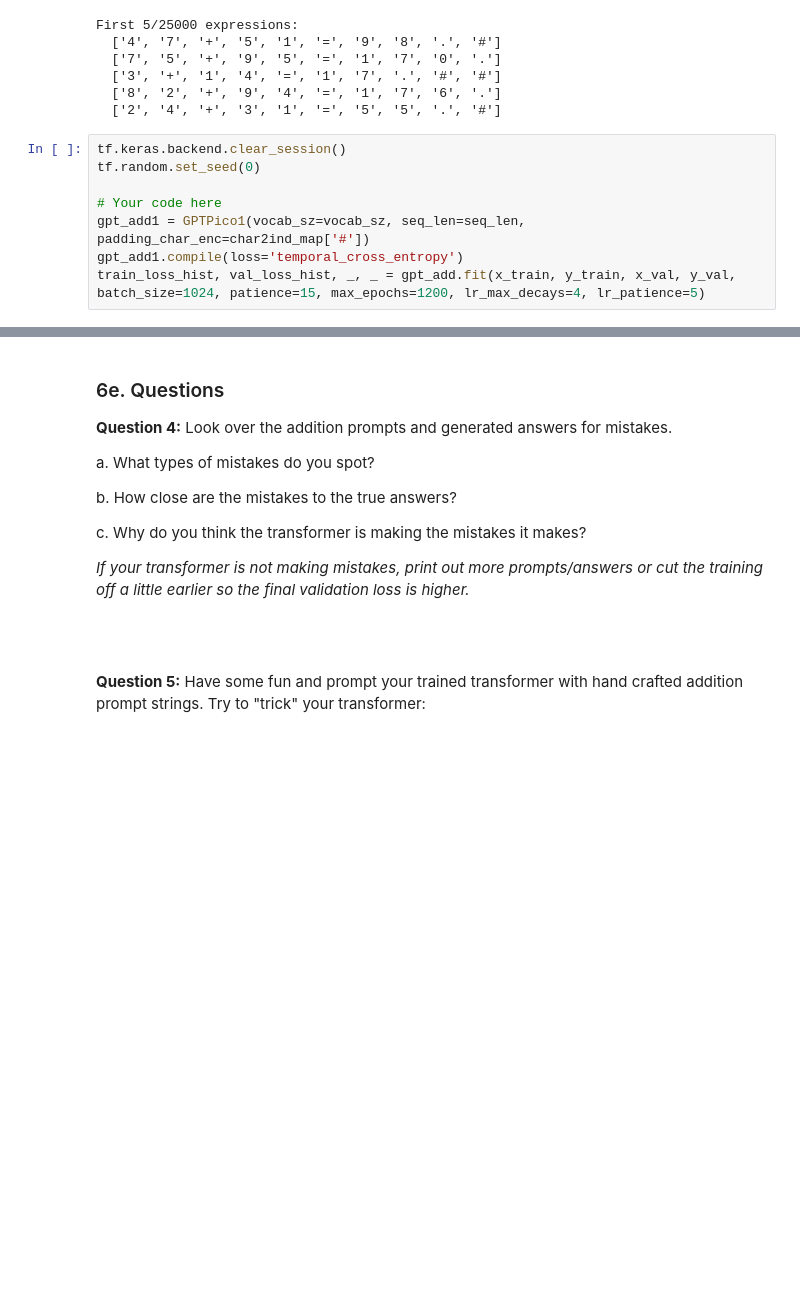
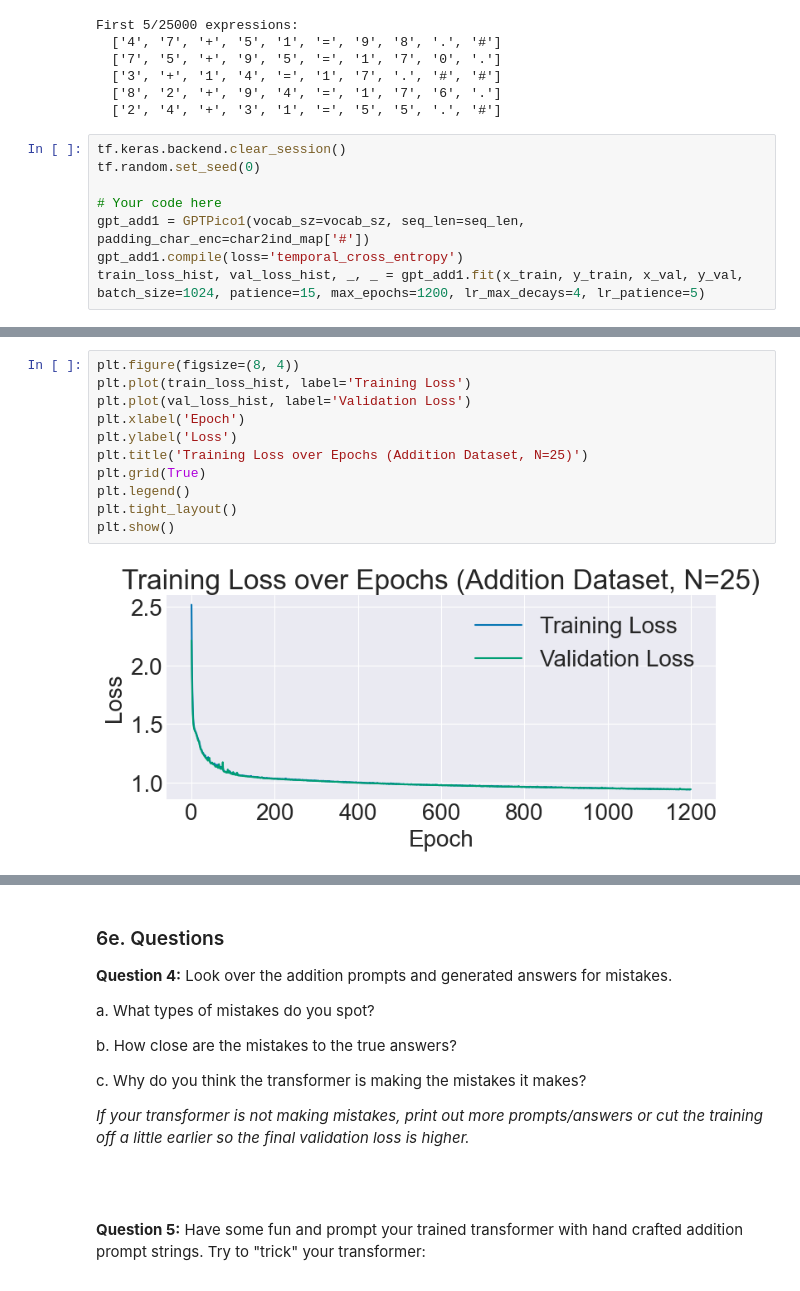
Before and after one commit to treytuscai/Transformers, a Jupyter notebook: transformer_addition.ipynb, the cells around one changed output, grey strips where cells are left out. Cells and saved outputs as stored; diff of their text form; blank space fills up the shorter version.

```diff
--- a/transformer_addition.ipynb
+++ b/transformer_addition.ipynb
@@ -327,7 +327,7 @@ tf.random.set_seed(0)
 # Your code here
 gpt_add1 = GPTPico1(vocab_sz=vocab_sz, seq_len=seq_len, padding_char_enc=char2ind_map['#'])
 gpt_add1.compile(loss='temporal_cross_entropy')
-train_loss_hist, val_loss_hist, _, _ = gpt_add.fit(x_train, y_train, x_val, y_val, batch_size=1024, patience=15, max_epochs=1200, lr_max_decays=4, lr_patience=5)
+train_loss_hist, val_loss_hist, _, _ = gpt_add1.fit(x_train, y_train, x_val, y_val, batch_size=1024, patience=15, max_epochs=1200, lr_max_decays=4, lr_patience=5)
 # %% [output]
 ---------------------------------------------------------------------------
 Dense layer output(output) shape: [1, 9, 14]
@@ -349,3 +349,16 @@ Finished training after 50 epochs!
+# %%
+plt.figure(figsize=(8, 4))
+plt.plot(train_loss_hist, label='Training Loss')
+plt.plot(val_loss_hist, label='Validation Loss')
+plt.xlabel('Epoch')
+plt.ylabel('Loss')
+plt.title('Training Loss over Epochs (Addition Dataset, N=25)')
+plt.grid(True)
+plt.legend()
+plt.tight_layout()
+plt.show()
+# %% [output]
+[figure, added]
 # %%
 N_show = 50
 x_splits = [x_train, x_val]
```
Also changed, not shown: parts of 6 cells of this notebook, 1 other file.
